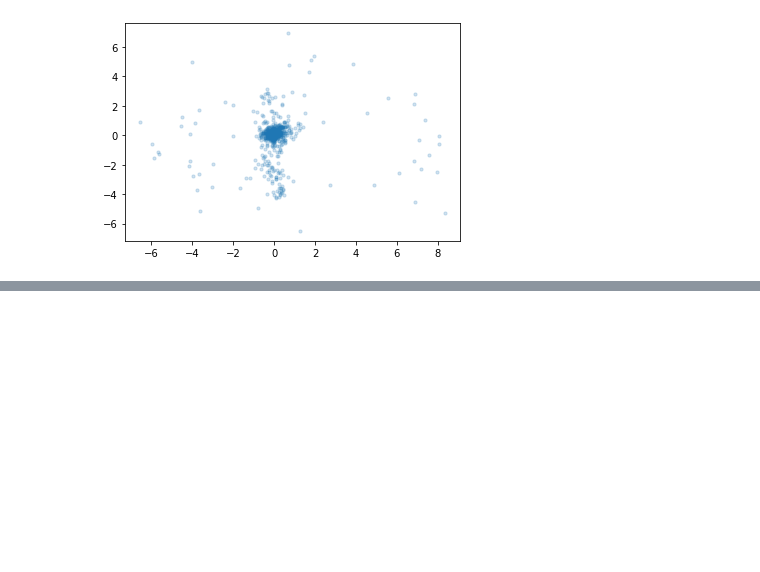
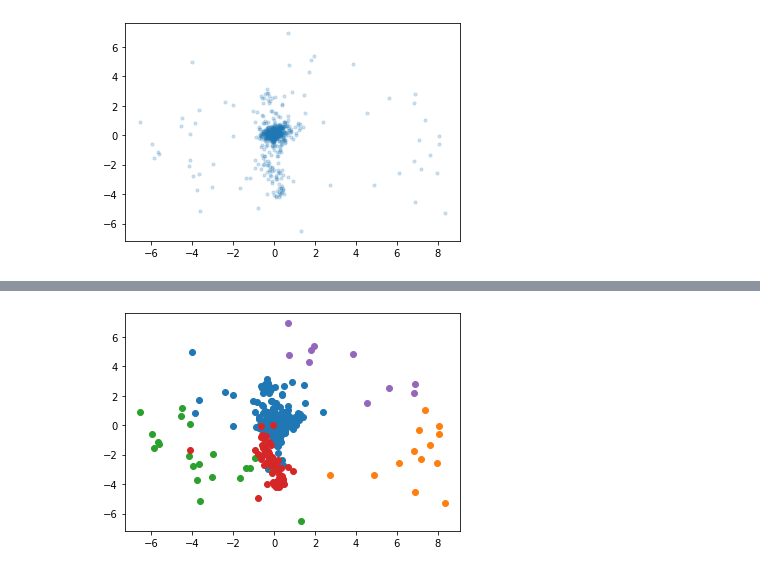
Before and after one commit to samirchowd/floodfill, a Jupyter notebook: rewrite/develop.ipynb, the cells around one changed output, grey strips where cells are left out. Cells and saved outputs as stored; diff of their text form; code cells hidden in the pictures; blank space fills up the shorter version.

```diff
--- a/rewrite/develop.ipynb
+++ b/rewrite/develop.ipynb
@@ -367,0 +381,3 @@ plt.scatter(pca_data[:, 0], pca_data[:, 1], 10, alpha = 0.2)
+# %%
+from sklearn.cluster import KMeans
+clus = KMeans(n_clusters=5, random_state=0).fit(pca_data)
@@ -367,0 +417,11 @@ plt.scatter(pca_data[:, 0], pca_data[:, 1], 10, alpha = 0.2)
+# %%
+%matplotlib inline
+plt.figure()
+labels = clus.labels_
+for i in range(5):
+    ixs = labels == i
+    x = pca_data[ixs,0]
+    y = pca_data[ixs,1]
+    plt.scatter(x,y)
+# %% [output]
+[figure, added]
```
Also changed, not shown: parts of 30 cells of this notebook, 6 other files.
